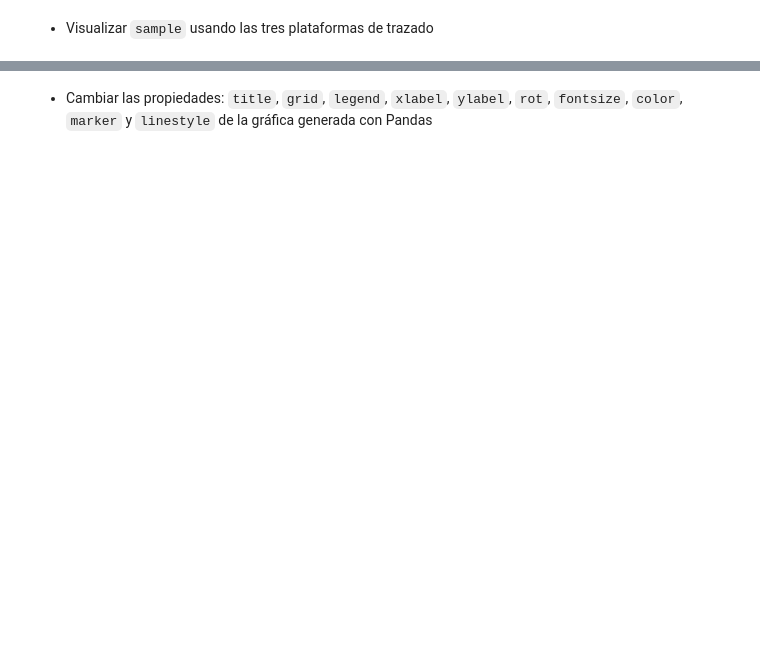
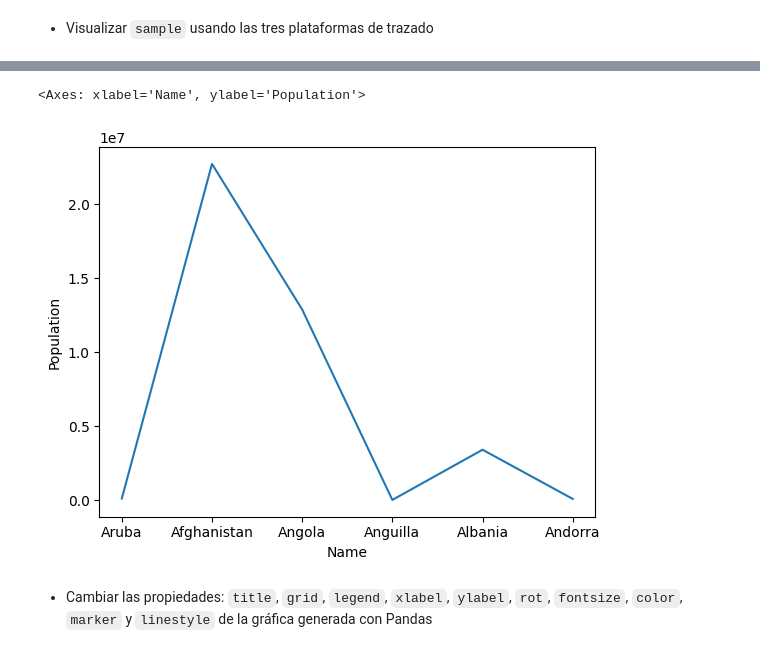
Before and after one commit to sebas-serrano/graficas_python, a Jupyter notebook: Gráficas_estáticas_en_Python_Sesion1_Enunciados.ipynb, the cells around one changed output, grey strips where cells are left out. Saved outputs shown, nothing was run; the diff lists cells and outputs as text; code cells hidden in the pictures; blank space fills up the shorter version.

```diff
--- a/Gráficas_estáticas_en_Python_Sesion1_Enunciados.ipynb
+++ b/Gráficas_estáticas_en_Python_Sesion1_Enunciados.ipynb
@@ -88,2 +203,8 @@ import seaborn as sns
+# %%
+# Seaborn
+sns.lineplot(x=sample.index, y=sample['Population'])
+# %% [output]
+<Axes: xlabel='Name', ylabel='Population'>
+[figure, added]
 # %% [markdown]
 *   Cambiar las propiedades: `title`, `grid`, `legend`, `xlabel`, `ylabel`, `rot`, `fontsize`, `color`, `marker` y `linestyle` de la gráfica generada con Pandas
```
Also changed, not shown: parts of 33 cells of this notebook.
